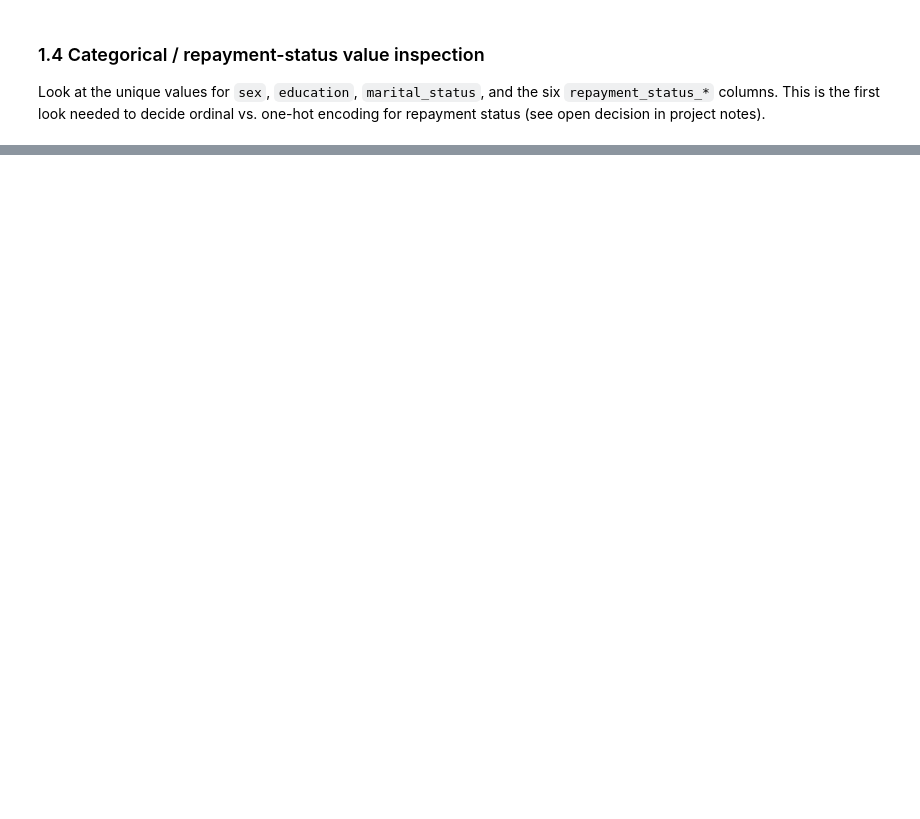
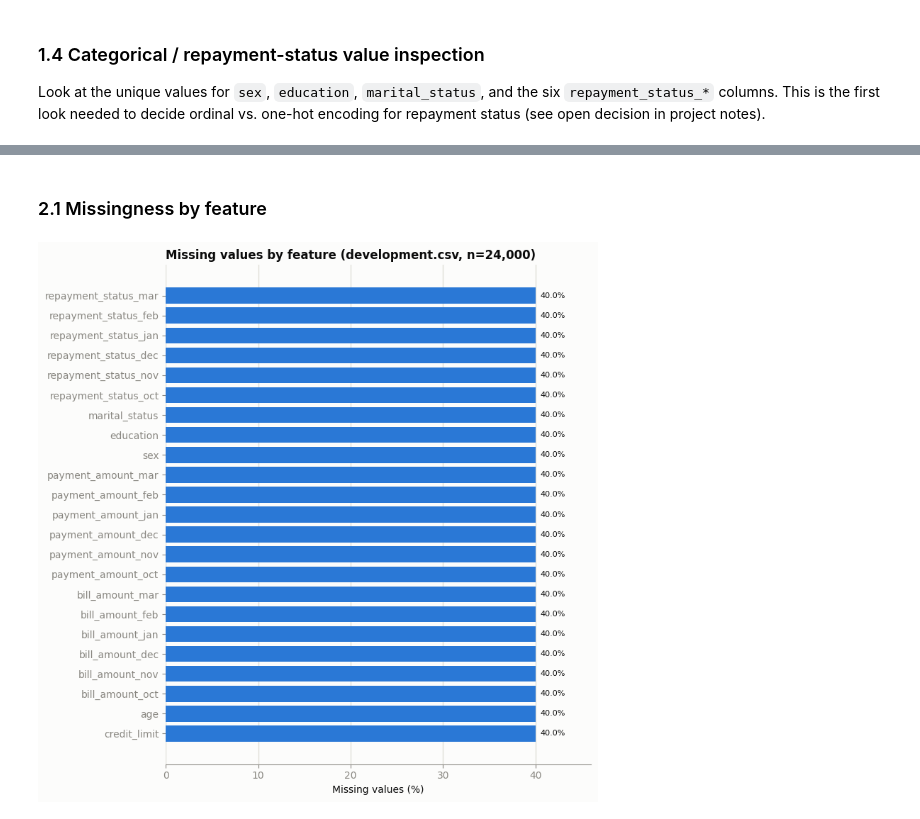
Before and after one commit to shivammtrivedi/infs4203-project, a Jupyter notebook: development.ipynb, the cells around one changed output, grey strips where cells are left out. Cells and saved outputs as stored; diff of their text form; code cells hidden in the pictures; blank space fills up the shorter version.

```diff
--- a/development.ipynb
+++ b/development.ipynb
@@ -159,0 +215,45 @@ for col in categorical_cols + repayment_status_cols:
+# %%
+import matplotlib.pyplot as plt
+
+BLUE = '#2a78d6'
+GOOD = '#0ca30c'
+CRITICAL = '#d03b3b'
+INK = '#0b0b0b'
+MUTED = '#898781'
+GRID = '#e1e0d9'
+SURFACE = '#fcfcfb'
+
+plt.rcParams.update({
+    'figure.facecolor': SURFACE,
+    'axes.facecolor': SURFACE,
+    'axes.edgecolor': MUTED,
+    'text.color': INK,
+    'axes.labelcolor': INK,
+    'xtick.color': MUTED,
+    'ytick.color': MUTED,
+    'font.size': 10,
+})
+
+def style_axis(ax, grid_axis='x'):
+    ax.spines['top'].set_visible(False)
+    ax.spines['right'].set_visible(False)
+    ax.spines['left'].set_visible(False)
+    ax.grid(axis=grid_axis, color=GRID, linewidth=1, zorder=0)
+    ax.set_axisbelow(True)
+# %% [markdown]
+### 2.1 Missingness by feature
+# %%
+missing_pct = (df[predictor_cols].isnull().sum() / len(df) * 100).sort_values(ascending=True)
+
+fig, ax = plt.subplots(figsize=(8, 8))
+bars = ax.barh(missing_pct.index, missing_pct.values, color=BLUE, zorder=3)
+style_axis(ax, grid_axis='x')
+ax.set_xlabel('Missing values (%)')
+ax.set_title('Missing values by feature (development.csv, n=24,000)', loc='left', fontweight='bold')
+for bar, val in zip(bars, missing_pct.values):
+    ax.text(val + 0.5, bar.get_y() + bar.get_height() / 2, f'{val:.1f}%', va='center', fontsize=8, color=INK)
+ax.set_xlim(0, max(missing_pct.values) * 1.15)
+fig.tight_layout()
+plt.show()
+# %% [output]
+[figure, added]
```
Also changed, not shown: parts of 17 cells of this notebook, 1 other file.
